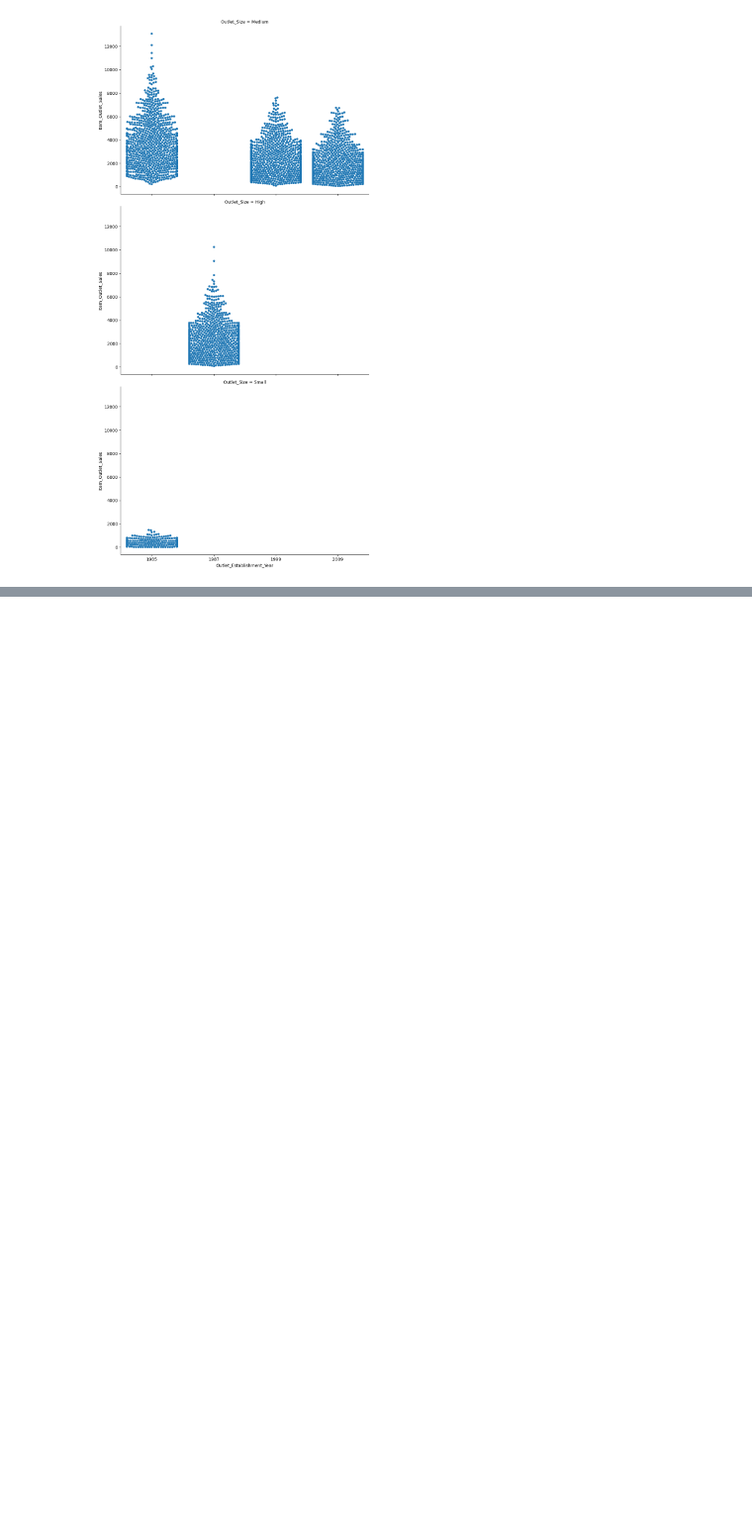
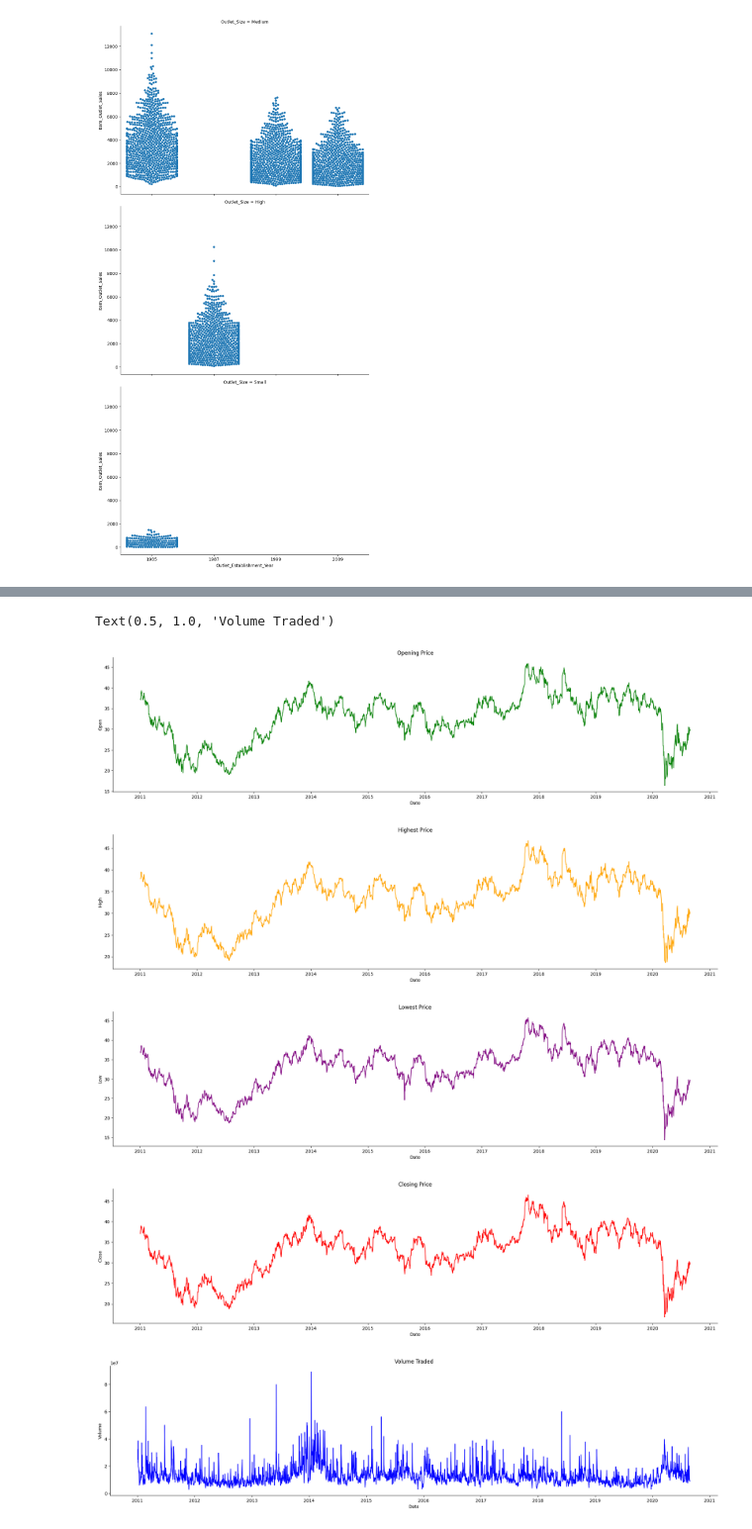
Before and after one commit to iwhite-booth21/PythonistaPractice, a Jupyter notebook: Python Statistical Plots Visualizing & Analyzing Data Using Seaborn/StripPlots.ipynb, the cells around one changed output, grey strips where cells are left out. Shown at 99% size. Cells and saved outputs as stored; diff of their text form; code cells hidden in the pictures; blank space fills up the shorter version.

```diff
--- a/Python Statistical Plots Visualizing & Analyzing Data Using Seaborn/StripPlots.ipynb
+++ b/Python Statistical Plots Visualizing & Analyzing Data Using Seaborn/StripPlots.ipynb
@@ -167,0 +227,20 @@ sns.catplot(x='Outlet_Establishment_Year', y='Item_Outlet_Sales', row = 'Outlet_
+# %%
+#Plotting Multiple Time series lines
+
+sns.relplot(x='Date', y='Open', kind='line', data=g_data, color='Green', aspect=4)
+plt.title('Opening Price')
+sns.relplot(x='Date', y='High', kind='line', data=g_data, color='Orange', aspect=4)
+plt.title('Highest Price')
+sns.relplot(x='Date', y='Low', kind='line', data=g_data, color='Purple', aspect=4)
+plt.title('Lowest Price')
+sns.relplot(x='Date', y='Close', kind='line', data=g_data, color='Red', aspect=4)
+plt.title('Closing Price')
+sns.relplot(x='Date', y='Volume', kind='line', data=g_data, color='Blue', aspect=4)
+plt.title('Volume Traded')
+# %% [output]
+Text(0.5, 1.0, 'Volume Traded')
+[figure, added]
+[figure, added]
+[figure, added]
+[figure, added]
+[figure, added]
```
Also changed, not shown: parts of 7 cells of this notebook, 3 other files.
